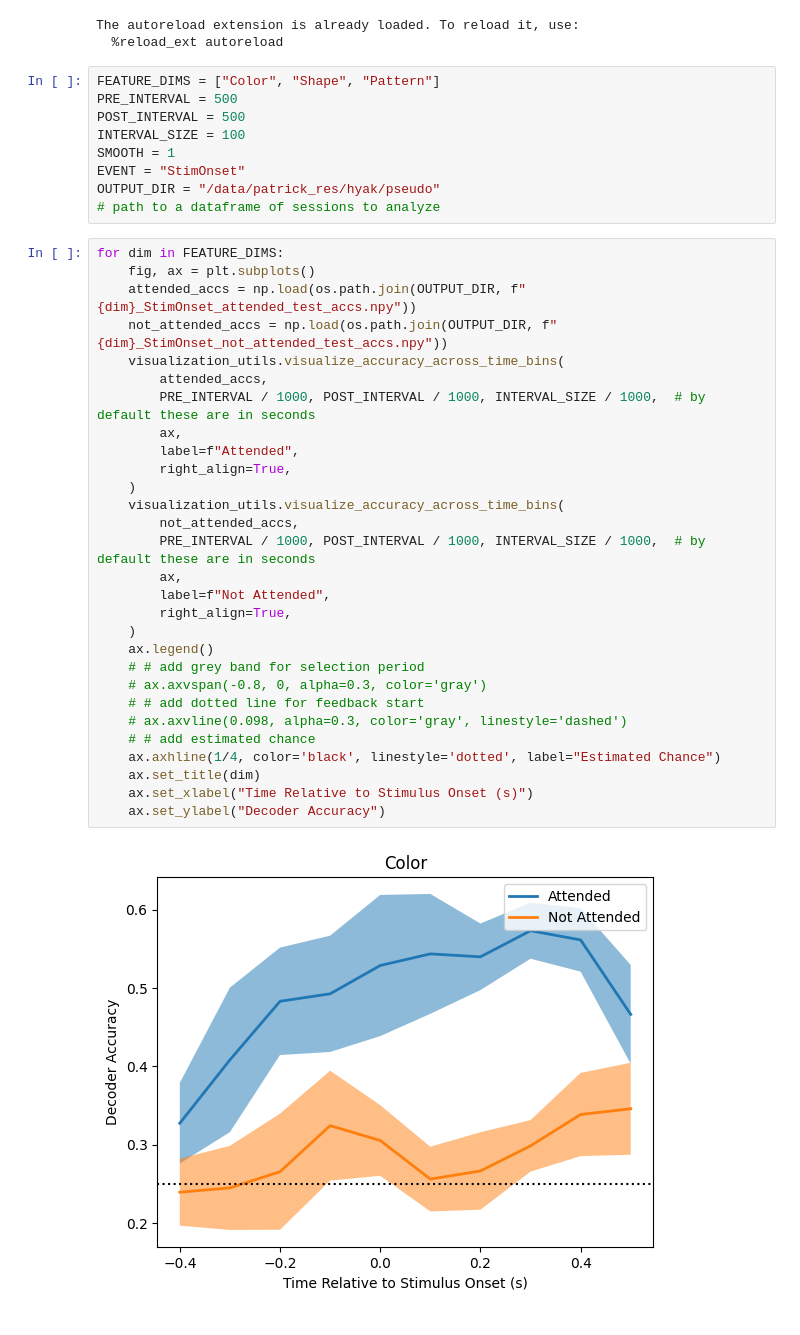
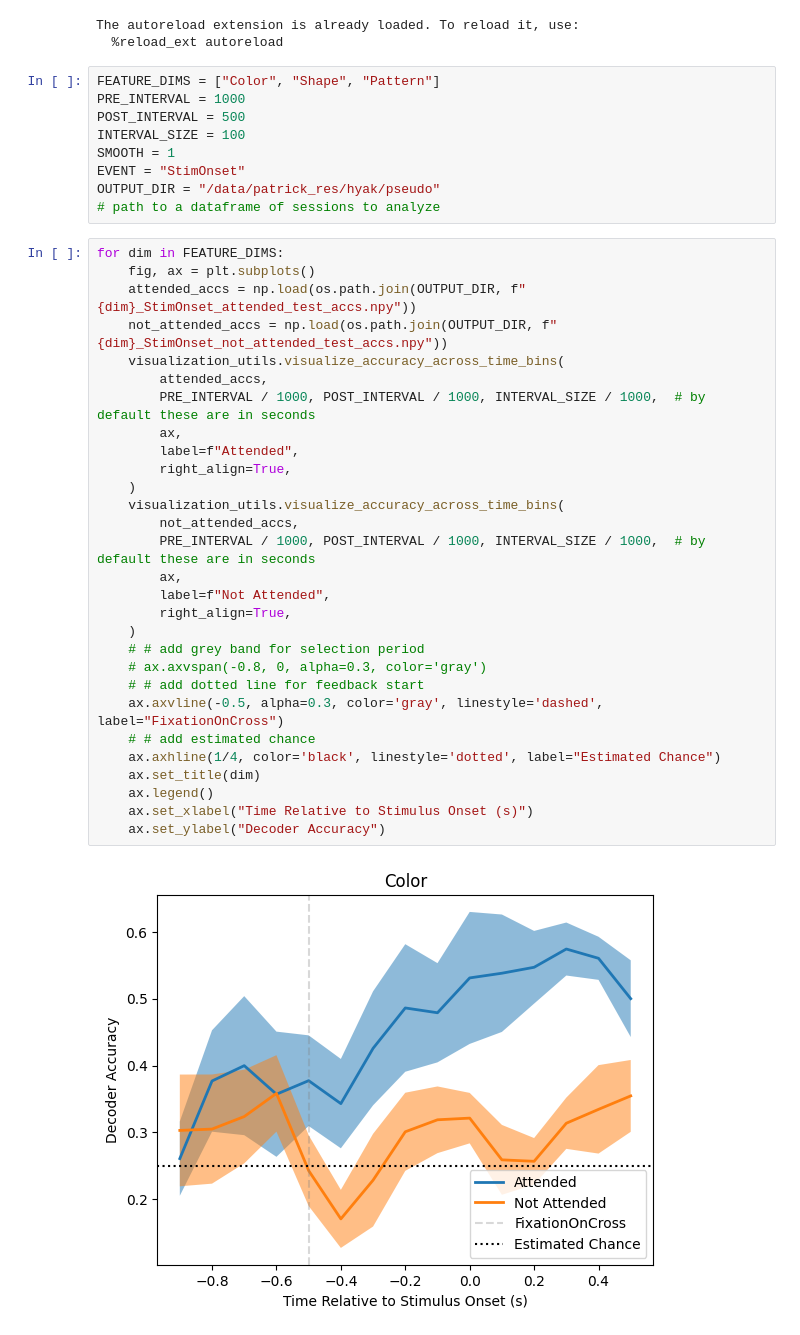
Before and after one commit to pqz317/wcst_decode, a Jupyter notebook: notebooks/20240612_visualize_decode_feature_by_attention_stim_onset.ipynb, the cells around one changed output. Saved outputs shown, nothing was run; the diff lists cells and outputs as text.

Commit message:
moreeee longer time interval

```diff
--- a/notebooks/20240612_visualize_decode_feature_by_attention_stim_onset.ipynb
+++ b/notebooks/20240612_visualize_decode_feature_by_attention_stim_onset.ipynb
@@ -26,7 +26,7 @@ The autoreload extension is already loaded. To reload it, use:
   %reload_ext autoreload
 # %%
 FEATURE_DIMS = ["Color", "Shape", "Pattern"]
-PRE_INTERVAL = 500
+PRE_INTERVAL = 1000
 POST_INTERVAL = 500
 INTERVAL_SIZE = 100
 SMOOTH = 1
@@ -36,31 +36,31 @@ OUTPUT_DIR = "/data/patrick_res/hyak/pseudo"
 # %%
 for dim in FEATURE_DIMS:
     fig, ax = plt.subplots()
     attended_accs = np.load(os.path.join(OUTPUT_DIR, f"{dim}_StimOnset_attended_test_accs.npy"))
     not_attended_accs = np.load(os.path.join(OUTPUT_DIR, f"{dim}_StimOnset_not_attended_test_accs.npy"))
     visualization_utils.visualize_accuracy_across_time_bins(
         attended_accs,
         PRE_INTERVAL / 1000, POST_INTERVAL / 1000, INTERVAL_SIZE / 1000,  # by default these are in seconds
         ax,
         label=f"Attended",
         right_align=True,
     )
     visualization_utils.visualize_accuracy_across_time_bins(
         not_attended_accs,
         PRE_INTERVAL / 1000, POST_INTERVAL / 1000, INTERVAL_SIZE / 1000,  # by default these are in seconds
         ax,
         label=f"Not Attended",
         right_align=True,
     )
-    ax.legend()
     # # add grey band for selection period
     # ax.axvspan(-0.8, 0, alpha=0.3, color='gray')
     # # add dotted line for feedback start
-    # ax.axvline(0.098, alpha=0.3, color='gray', linestyle='dashed')
+    ax.axvline(-0.5, alpha=0.3, color='gray', linestyle='dashed', label="FixationOnCross")
     # # add estimated chance
     ax.axhline(1/4, color='black', linestyle='dotted', label="Estimated Chance")
     ax.set_title(dim)
+    ax.legend()
     ax.set_xlabel("Time Relative to Stimulus Onset (s)")
     ax.set_ylabel("Decoder Accuracy")
 # %% [output]
-[figure, old version]
+[figure, new version]
```
Also changed, not shown: parts of 1 cell of this notebook, 3 other files.
